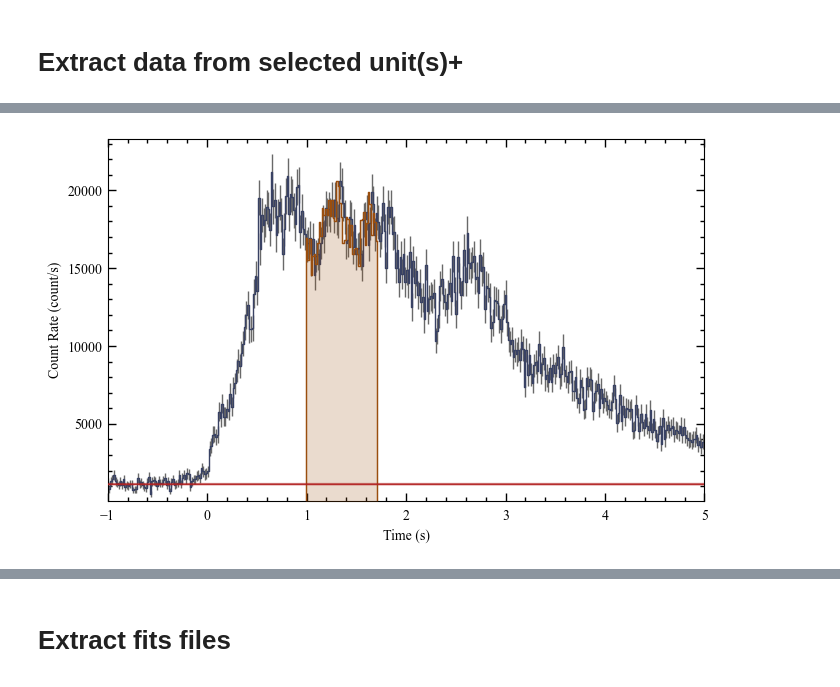
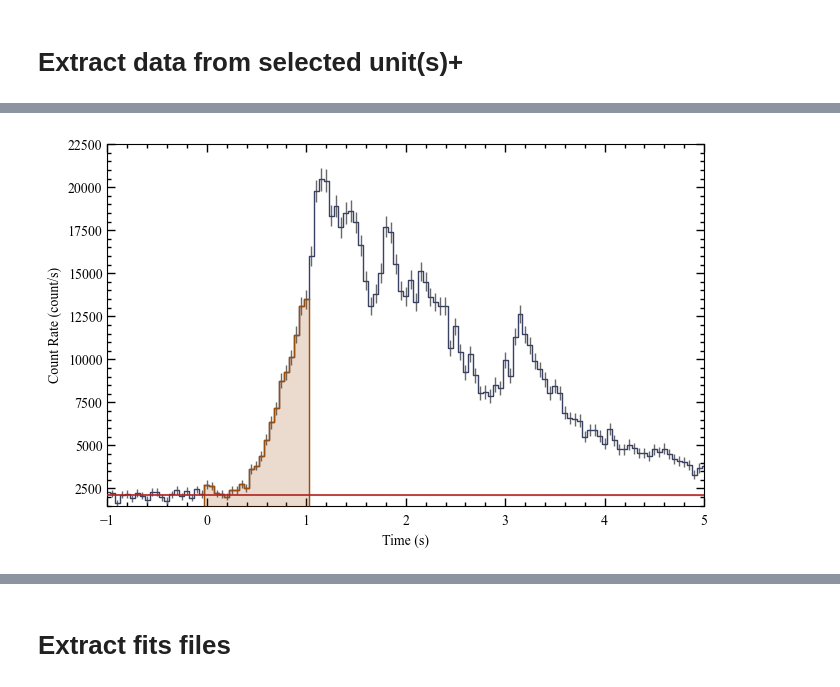
Before and after one commit to AndreasRamsli/GRB, a Jupyter notebook: xspec/FERMI/GRB210619B/GRB210619B_extract_files.ipynb, the cells around one changed output, grey strips where cells are left out. Drawn from its saved outputs; the diff is of its cells as text; code cells hidden in the pictures.

```diff
--- a/xspec/FERMI/GRB210619B/GRB210619B_extract_files.ipynb
+++ b/xspec/FERMI/GRB210619B/GRB210619B_extract_files.ipynb
@@ -196,0 +256,8 @@ lcplot.xlim = (-0.1,33)
+# %%
+fermiBins = np.round(np.arange(min(fermiTus),max(fermiTus)+binsize,binsize,dtype=np.float32),3)
+
+fermiHist = np.histogram(fermiTus,bins=fermiBins)
+fermiCounts,fermiEdges = fermiHist[0],fermiHist[1]
+fermiLC = LC(time=np.round(fermiEdges[:-1],3)+binsize/2, counts=fermiCounts, skip_checks=True,dt=binsize)
+fermiLC.plot()
+print("lowest bin (bin_lo), highest bin (bin_lo): ", fermiLC.bin_lo[0],fermiLC.bin_lo[-1])
@@ -196,0 +269,12 @@ lcplot.xlim = (-0.1,33)
+# %%
+CC = CrossCorrelation(asimLC,fermiLC,mode="full")
+tlagg = CC.time_shift
+print(tlagg)
+
+plt.plot(CC.time_lags,CC.corr,label="Max corr: {} s".format(tlagg), c="black")
+plt.title("GRB210619B Cross Correlation")
+plt.xlabel('Time Lags (seconds)')
+plt.ylabel('Correlation')
+plt.legend()
+plt.savefig("/Users/andreas/phys/master/GRB/xspec/GRB210619B/CrossCorrolation/CC_asim_fermi.pdf")
+plt.show()
@@ -197,12 +363,16 @@ lcplot.xlim = (-0.1,33)
 # %%
-tlagg = crossCorrolate(tus_F=tte.data.time,kw_filename="GRB210619B_16ms.txt",binsize=bint,
-                      detector="NaI",plotting=False)
-shiftedTTE = shiftTTE(tte=tte.data.time,tlagg=tlagg)
+#tlagg = crossCorrolate(tus_F=tte.data.time,kw_filename="GRB210619B_16ms.txt",binsize=bint,
+#                      detector="NaI",plotting=False)
+erange = (150,4e4)
+binsize=0.05
 newTTE = createNewTTE(oldTTEObj=tte,shiftedTTE=shiftedTTE,tlagg=tlagg,
-                      binsize=0.016,
+                      binsize=0.05,
                       unit=unit,
                       obj=GRB_id,
                       grb_ra=grb_ra,
                       grb_dec=grb_dec)
-phaii = newTTE.to_phaii(bin_by_time,bint)
+
+phaii = newTTE.to_phaii(bin_by_time,binsize)
+lcdata = phaii.to_lightcurve(time_range=(-1,15),energy_range=erange)
+lc = Lightcurve(data=lcdata)
 # %% [output]
@@ -266,14 +443,14 @@ if np.all(isel == isel_bkg):
 # Now, we need to define a time interval of interest.  It could be a single bin, or it could be multiple bins.  Let's select the brightest two bins in this view.
 # our lightcurve source selection
 
-src_time = (1, 1.7) # T0+1 to T0+1.7 s. In the KW referance frame
+src_time = (T0,T1)
 src_lc = phaii.to_lightcurve(time_range=src_time, energy_range=erange) #erange = (150keV-40MeV)
 # %%
-lcplot = Lightcurve(data=lc_data, background=lc_bkgd)
+lcplot = Lightcurve(data=lcdata, background=lc_bkgd)
 lcplot.add_selection(src_lc)
 lcplot.xlim = (-1,5) #view_range
 # %% [output]
-[figure, old version]
+[figure, new version]
 # %%
 # The orange shading indicates the time bins you've selected as source signal.  You can also make a plot of the count spectrum during the selection  to see what the background model looks like in comparison to the data:
 # the observed count spectrum during the source selection
```
Also changed, not shown: parts of 34 cells of this notebook.
